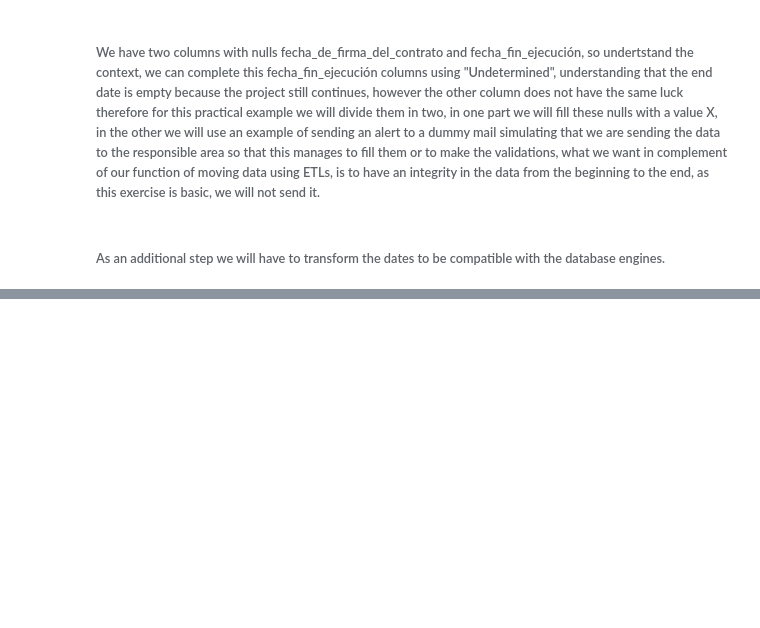
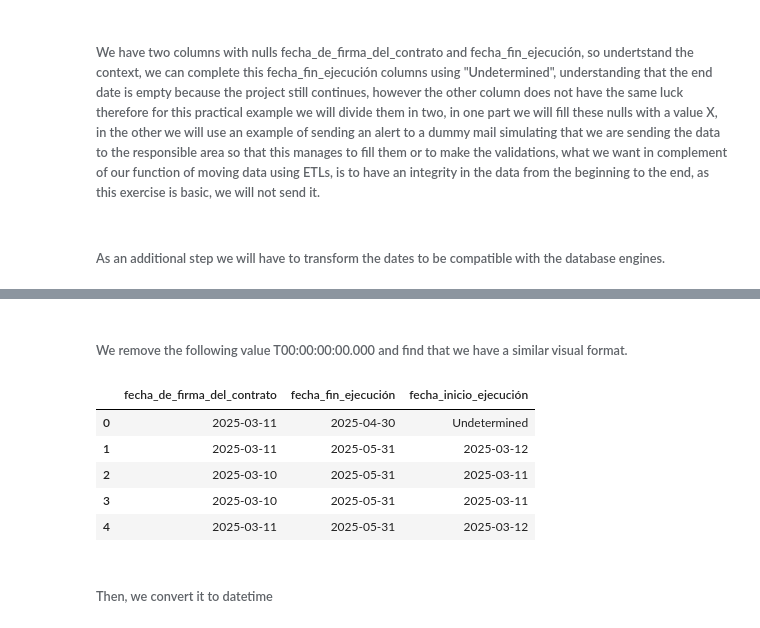
Before and after one commit to JoDamDiaz/Pipelines, a Jupyter notebook: PL_Example - Python Basic.ipynb, the cells around one changed output, grey strips where cells are left out. Cells and saved outputs as stored; diff of their text form; code cells hidden in the pictures; blank space fills up the shorter version.

```diff
--- a/PL_Example - Python Basic.ipynb
+++ b/PL_Example - Python Basic.ipynb
@@ -286,0 +273,17 @@ df_main.head()
+# %%
+df_main['fecha_de_firma_del_contrato'] = df_main['fecha_de_firma_del_contrato'].str.replace('T00:00:00.000', '', regex=False)
+df_main['fecha_fin_ejecución'] = df_main['fecha_fin_ejecución'].str.replace('T00:00:00.000', '', regex=False)
+df_main['fecha_inicio_ejecución'] = df_main['fecha_inicio_ejecución'].str.replace('T00:00:00.000', '', regex=False)
+# %% [markdown]
+###### We remove the following value T00:00:00:00.000 and find that we have a similar visual format.
+# %%
+df_main[['fecha_de_firma_del_contrato', 'fecha_fin_ejecución', 'fecha_inicio_ejecución']].head()
+# %% [output]
+|  | fecha_de_firma_del_contrato | fecha_fin_ejecución | fecha_inicio_ejecución |
+| 0 | 2025-03-11 | 2025-04-30 | Undetermined |
+| 1 | 2025-03-11 | 2025-05-31 | 2025-03-12 |
+| 2 | 2025-03-10 | 2025-05-31 | 2025-03-11 |
+| 3 | 2025-03-10 | 2025-05-31 | 2025-03-11 |
+| 4 | 2025-03-11 | 2025-05-31 | 2025-03-12 |
+# %% [markdown]
+###### Then, we convert it to datetime
```
Also changed, not shown: parts of 29 cells of this notebook.
